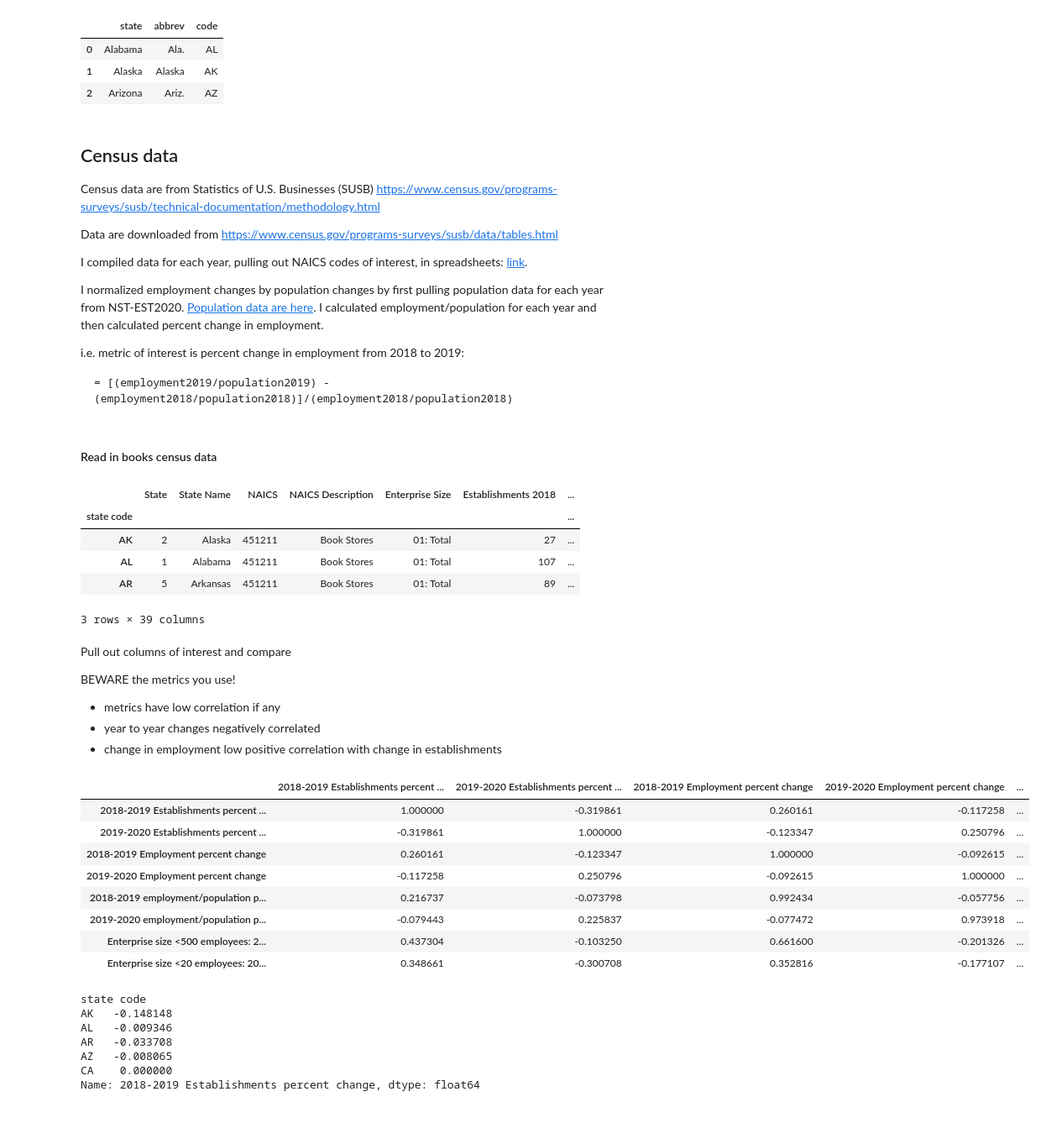
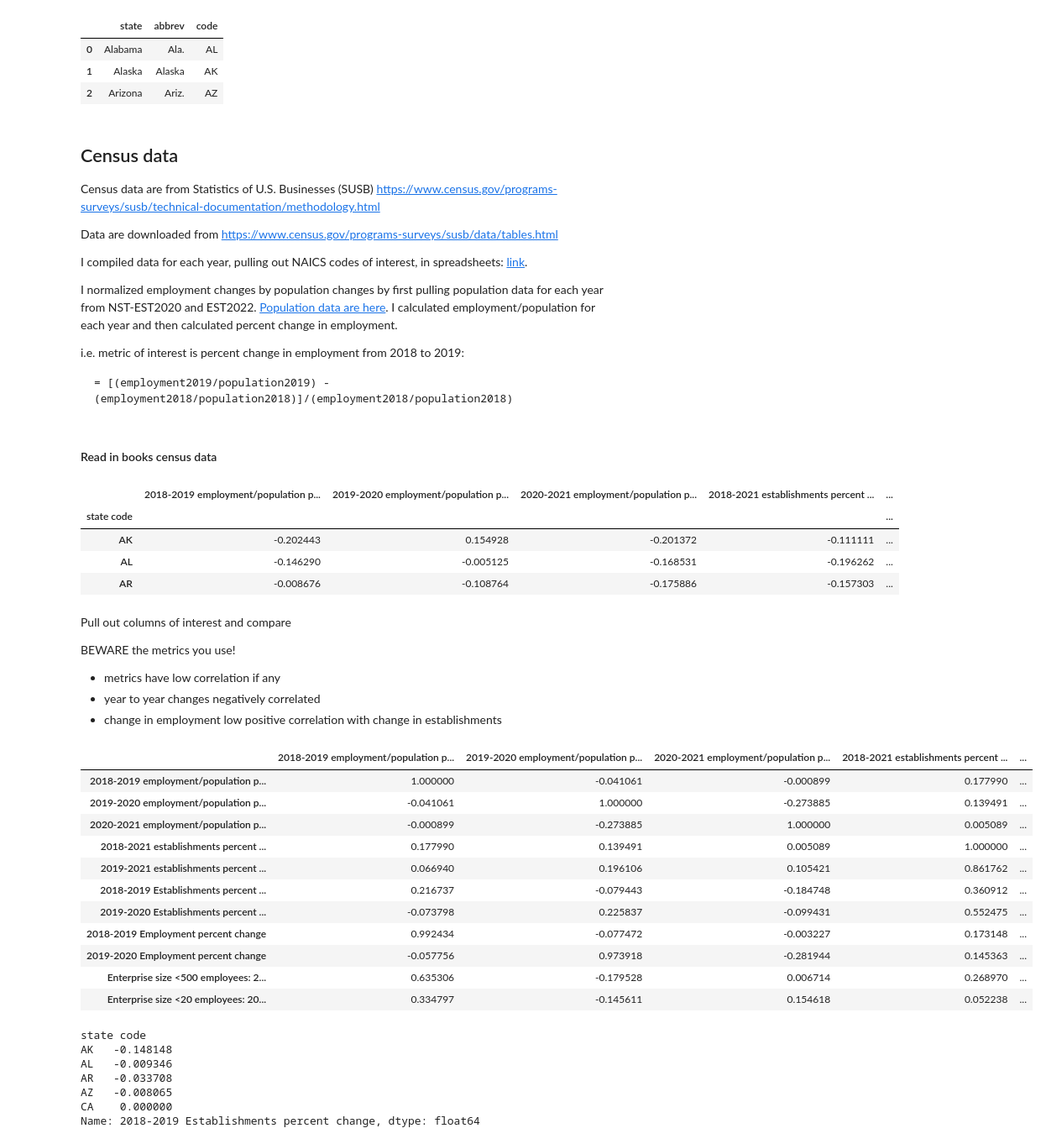
Before and after one commit to aberke/amazon-study, a Jupyter notebook: data-analysis/employment-vs-online-purchases.ipynb, the cells around one changed output. Shown at 84% size. Drawn from its saved outputs; the diff is of its cells as text; code cells hidden in the pictures; blank space fills up the shorter version.

Commit message:
updated comparisons between change in online purchases and census SUSB data
- include grocery stores and pet stores
- include change in establishments

```diff
--- a/data-analysis/employment-vs-online-purchases.ipynb
+++ b/data-analysis/employment-vs-online-purchases.ipynb
@@ -64,9 +78,9 @@ https://www.census.gov/programs-surveys/susb/technical-documentation/methodology
 
 Data are downloaded from https://www.census.gov/programs-surveys/susb/data/tables.html
 
-I compiled data for each year, pulling out NAICS codes of interest, in spreadsheets: [link](https://docs.google.com/spreadsheets/d/1JNXUakd53ekObgPEwbz6tB56MkIErJ937pdLbCj37IQ/edit?usp=sharing).
+I compiled data for each year, pulling out NAICS codes of interest, in spreadsheets: [link](https://drive.google.com/drive/folders/1GHoqLHU_E15pYApe1G4JAKNXd58J_0PJ?usp=sharing).
 
-I normalized employment changes by population changes by first pulling population data for each year from NST-EST2020. [Population data are here](https://docs.google.com/spreadsheets/d/1_YEiBzyt8BtOl8oPYZ51cZN3SpmBk9QIcerPq6OM0PY/edit?usp=sharing).
+I normalized employment changes by population changes by first pulling population data for each year from NST-EST2020 and EST2022. [Population data are here](https://docs.google.com/spreadsheets/d/1_YEiBzyt8BtOl8oPYZ51cZN3SpmBk9QIcerPq6OM0PY/edit?usp=sharing).
 I calculated employment/population for each year and then calculated percent change in employment.
 
 i.e. metric of interest is percent change in employment from 2018 to 2019:
@@ -86,15 +100,29 @@ def read_susb_data(fname):
 # %% [markdown]
 #### Read in books census data
 # %%
-census_books_stores = read_susb_data('books-stores-aggregated.csv')
+census_books_stores = read_susb_data('books-stores-aggregated.csv')[[
+    '2018-2019 employment/population percent change',
+    '2019-2020 employment/population percent change',
+    '2020-2021 employment/population percent change',
+
+    '2018-2021 establishments percent change',
+    '2019-2021 establishments percent change',
+
+    '2018-2019 Establishments percent change',
+    '2019-2020 Establishments percent change',
+    '2018-2019 Employment percent change',
+    '2019-2020 Employment percent change',
+    # Also have data specific to enterprise size
+    'Enterprise size <500 employees: 2018-2019 employment/population percent change',
+    'Enterprise size <20 employees: 2018-2019 employment/population percent change',
+]]
 census_books_stores.head(3)
 # %% [output]
-|  | State | State Name | NAICS | NAICS Description | Enterprise Size | Establishments 2018 | ... |
-| state code |  |  |  |  |  |  | ... |
-| AK | 2 | Alaska | 451211 | Book Stores | 01: Total | 27 | ... |
-| AL | 1 | Alabama | 451211 | Book Stores | 01: Total | 107 | ... |
-| AR | 5 | Arkansas | 451211 | Book Stores | 01: Total | 89 | ... |
+|  | 2018-2019 employment/population p... | 2019-2020 employment/population p... | 2020-2021 employment/population p... | 2018-2021 establishments percent ... | ... |
+| state code |  |  |  |  | ... |
+| AK | -0.202443 | 0.154928 | -0.201372 | -0.111111 | ... |
+| AL | -0.146290 | -0.005125 | -0.168531 | -0.196262 | ... |
+| AR | -0.008676 | -0.108764 | -0.175886 | -0.157303 | ... |
-3 rows × 39 columns
 # %% [markdown]
 Pull out columns of interest and compare
 
@@ -104,26 +132,18 @@ BEWARE the metrics you use!
 - year to year changes negatively correlated
 - change in employment low positive correlation with change in establishments
 # %%
-census_books_stores[[
-    '2018-2019 Establishments percent change',
-    '2019-2020 Establishments percent change',
-    '2018-2019 Employment percent change',
-    '2019-2020 Employment percent change',
-    '2018-2019 employment/population percent change',
-    '2019-2020 employment/population percent change',
-    # Also have data specific to enterprise size
-    'Enterprise size <500 employees: 2018-2019 employment/population percent change',
-    'Enterprise size <20 employees: 2018-2019 employment/population percent change',
-
-]].corr()
+census_books_stores.corr()
 # %% [output]
-|  | 2018-2019 Establishments percent ... | 2019-2020 Establishments percent ... | 2018-2019 Employment percent change | 2019-2020 Employment percent change | ... |
-| 2018-2019 Establishments percent ... | 1.000000 | -0.319861 | 0.260161 | -0.117258 | ... |
-| 2019-2020 Establishments percent ... | -0.319861 | 1.000000 | -0.123347 | 0.250796 | ... |
-| 2018-2019 Employment percent change | 0.260161 | -0.123347 | 1.000000 | -0.092615 | ... |
-| 2019-2020 Employment percent change | -0.117258 | 0.250796 | -0.092615 | 1.000000 | ... |
-| 2018-2019 employment/population p... | 0.216737 | -0.073798 | 0.992434 | -0.057756 | ... |
-| 2019-2020 employment/population p... | -0.079443 | 0.225837 | -0.077472 | 0.973918 | ... |
-| Enterprise size <500 employees: 2... | 0.437304 | -0.103250 | 0.661600 | -0.201326 | ... |
-| Enterprise size <20 employees: 20... | 0.348661 | -0.300708 | 0.352816 | -0.177107 | ... |
+|  | 2018-2019 employment/population p... | 2019-2020 employment/population p... | 2020-2021 employment/population p... | 2018-2021 establishments percent ... | ... |
+| 2018-2019 employment/population p... | 1.000000 | -0.041061 | -0.000899 | 0.177990 | ... |
+| 2019-2020 employment/population p... | -0.041061 | 1.000000 | -0.273885 | 0.139491 | ... |
+| 2020-2021 employment/population p... | -0.000899 | -0.273885 | 1.000000 | 0.005089 | ... |
+| 2018-2021 establishments percent ... | 0.177990 | 0.139491 | 0.005089 | 1.000000 | ... |
+| 2019-2021 establishments percent ... | 0.066940 | 0.196106 | 0.105421 | 0.861762 | ... |
+| 2018-2019 Establishments percent ... | 0.216737 | -0.079443 | -0.184748 | 0.360912 | ... |
+| 2019-2020 Establishments percent ... | -0.073798 | 0.225837 | -0.099431 | 0.552475 | ... |
+| 2018-2019 Employment percent change | 0.992434 | -0.077472 | -0.003227 | 0.173148 | ... |
+| 2019-2020 Employment percent change | -0.057756 | 0.973918 | -0.281944 | 0.145363 | ... |
+| Enterprise size <500 employees: 2... | 0.635306 | -0.179528 | 0.006714 | 0.268970 | ... |
+| Enterprise size <20 employees: 20... | 0.334797 | -0.145611 | 0.154618 | 0.052238 | ... |
 # %%
```
Also changed, not shown: parts of 163 cells of this notebook, 4 other files.
